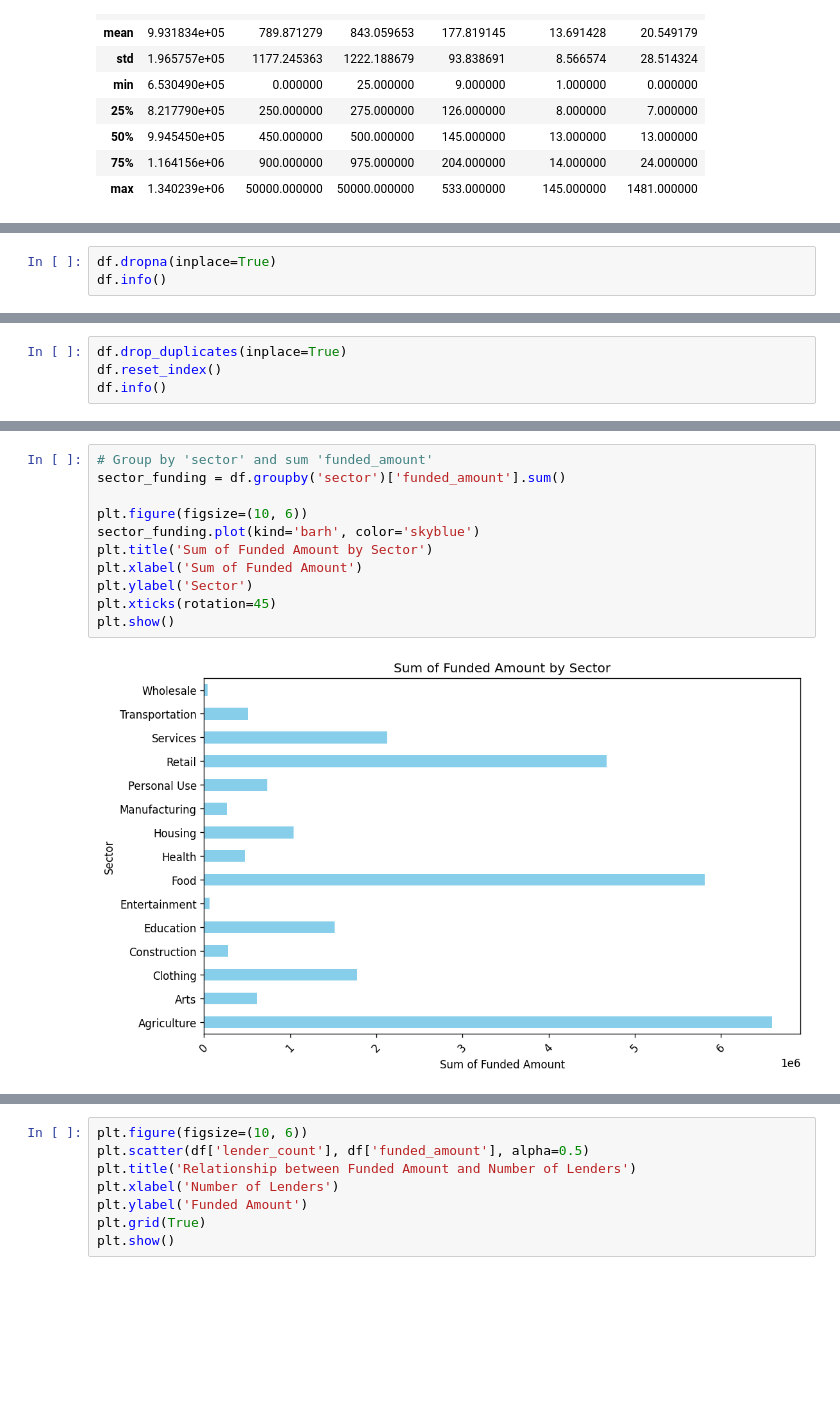
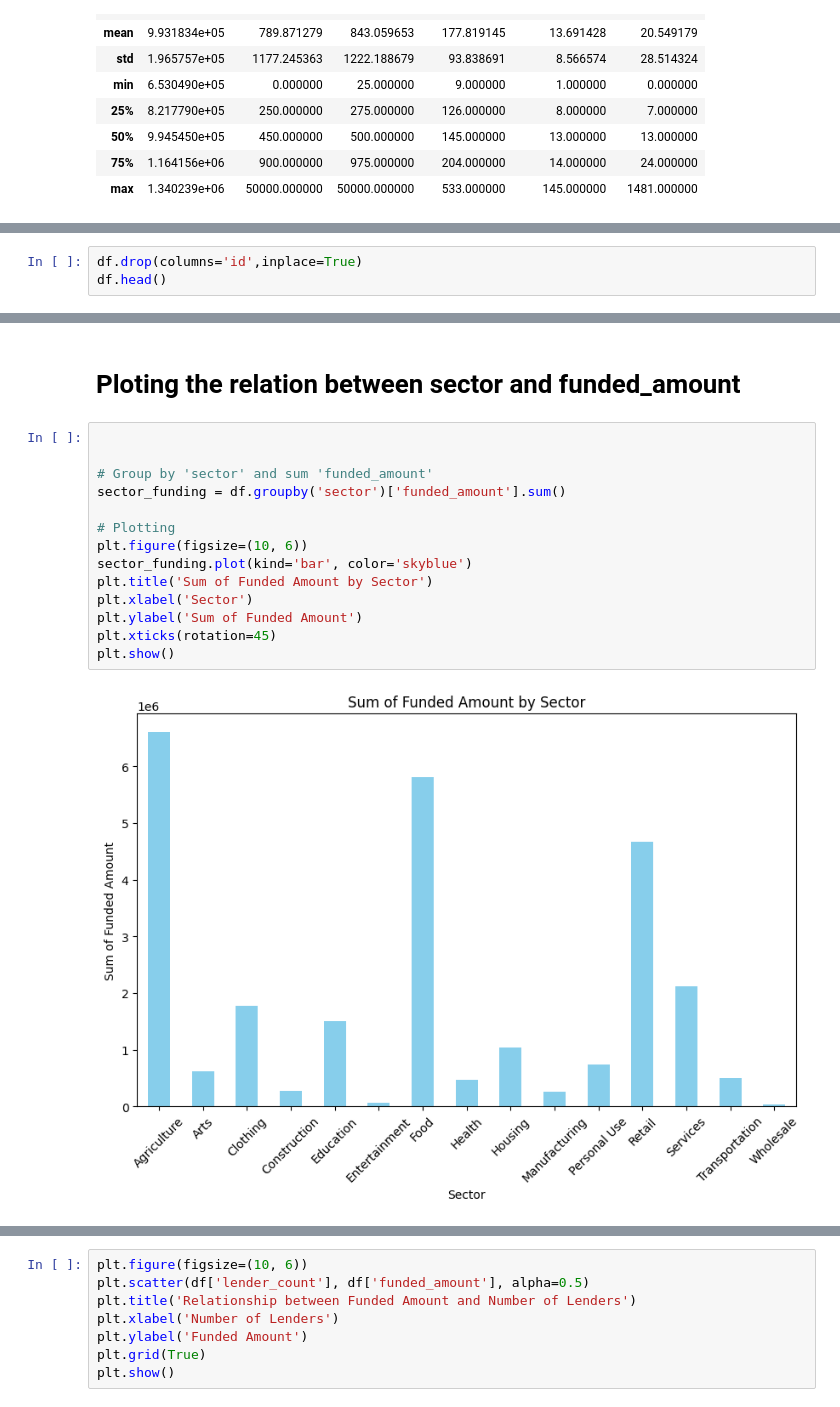
Before and after one commit to mahmoud-hassan1/Bi--Kiva-Loan-project, a Jupyter notebook: project.ipynb, the cells around one changed output, grey strips where cells are left out. Drawn from its saved outputs; the diff is of its cells as text; blank space fills up the shorter version.

```diff
--- a/project.ipynb
+++ b/project.ipynb
@@ -105,4 +159,4 @@ df.drop(columns=['borrower_genders', 'partner_id'], inplace=True)
 # %%
-df.dropna(inplace=True)
-df.info()
+df.drop(columns='id',inplace=True)
+df.head()
 # %% [output]
@@ -125,4 +168,0 @@ memory usage: 2.3+ MB
-# %%
-df.drop_duplicates(inplace=True)
-df.reset_index()
-df.info()
@@ -156,13 +206,18 @@ df.head()
+# %% [markdown]
+# Ploting the relation between sector and funded_amount
 # %%
+
+
 # Group by 'sector' and sum 'funded_amount'
 sector_funding = df.groupby('sector')['funded_amount'].sum()
 
+# Plotting
 plt.figure(figsize=(10, 6))
-sector_funding.plot(kind='barh', color='skyblue')
+sector_funding.plot(kind='bar', color='skyblue')
 plt.title('Sum of Funded Amount by Sector')
-plt.xlabel('Sum of Funded Amount')
-plt.ylabel('Sector')
+plt.xlabel('Sector')
+plt.ylabel('Sum of Funded Amount')
 plt.xticks(rotation=45)
 plt.show()
 # %% [output]
-[figure, old version]
+[figure, new version]
```
Also changed, not shown: parts of 104 cells of this notebook.
